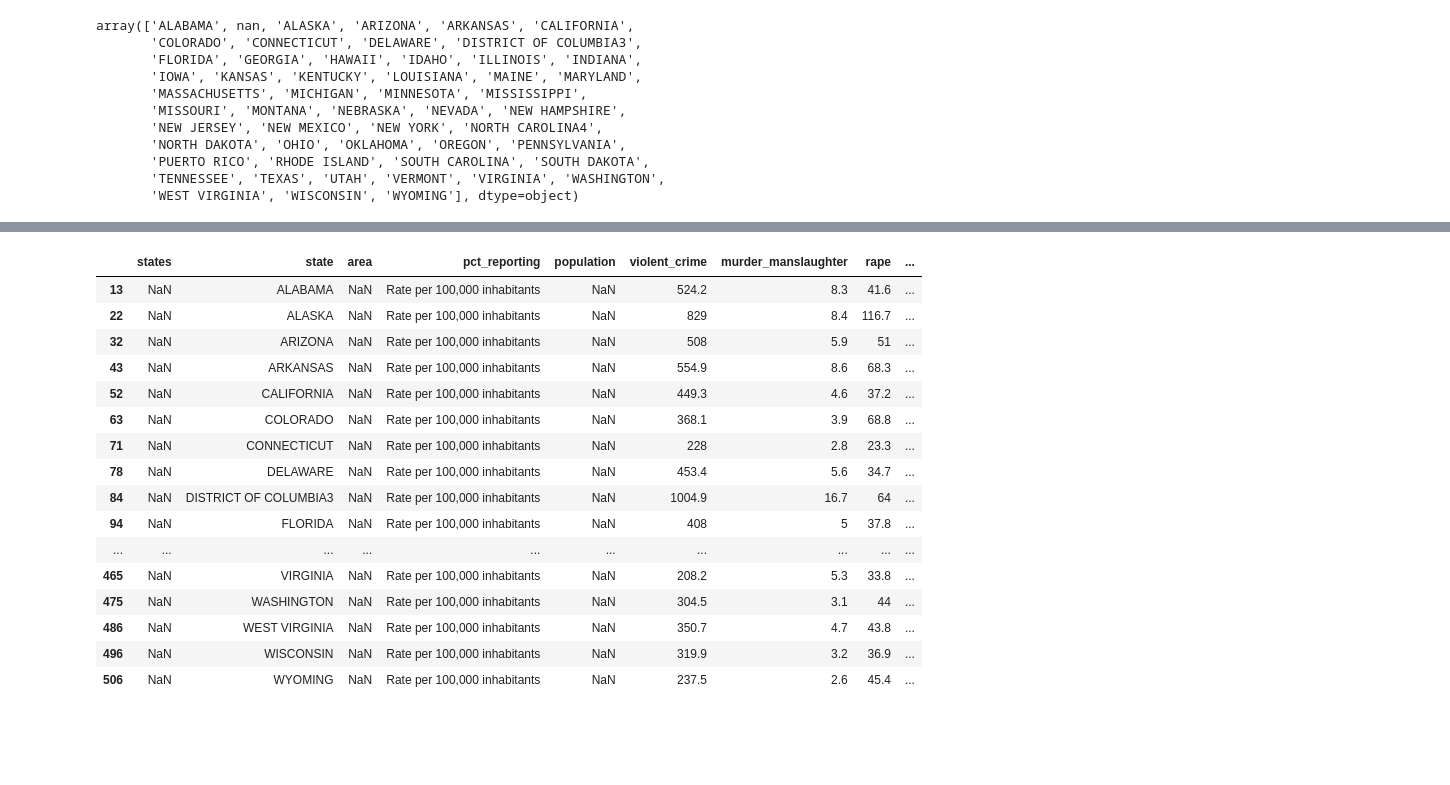
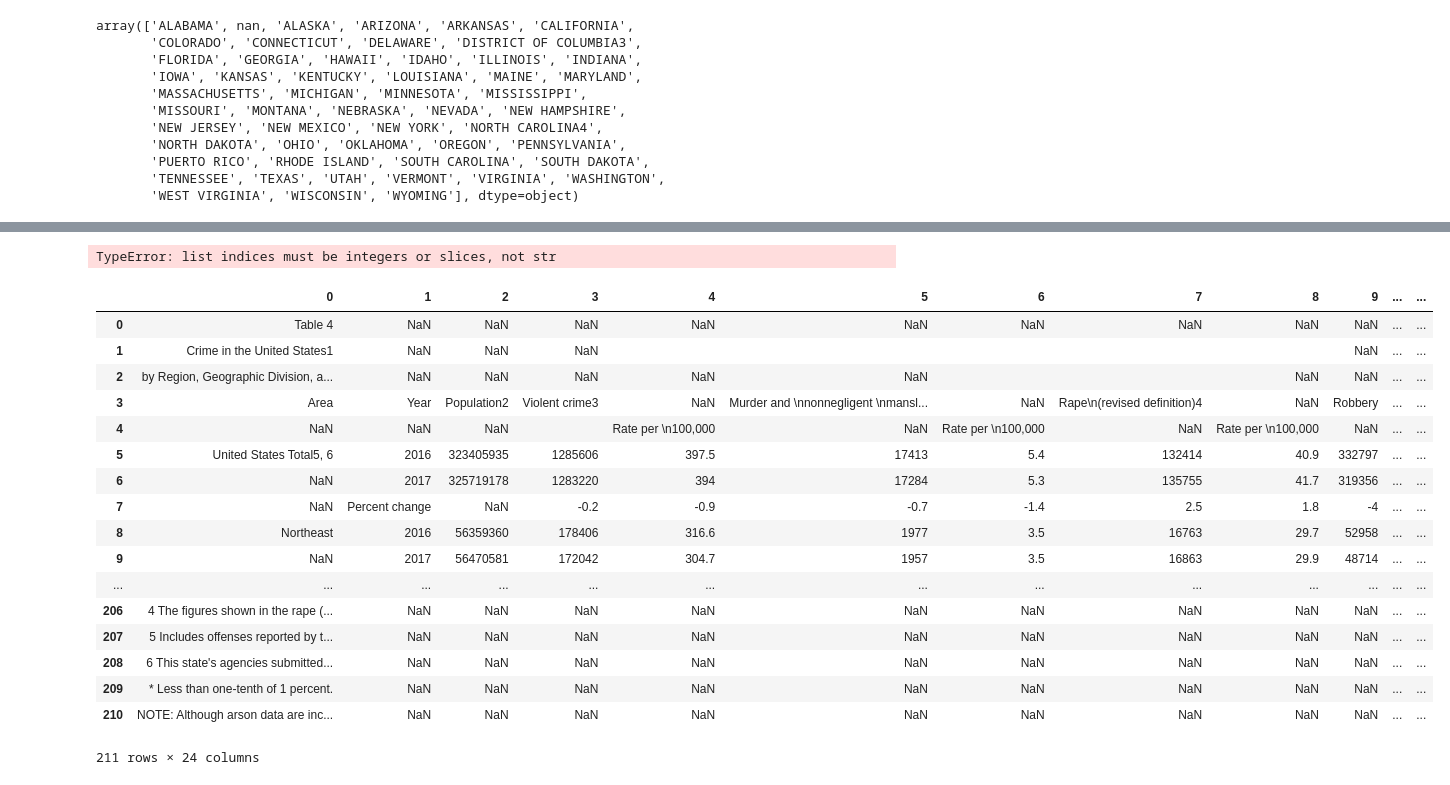
Before and after one commit to EricMa206/Module3Project, a Jupyter notebook: Project 3 Congress.ipynb, the cells around one changed output, grey strips where cells are left out. Drawn from its saved outputs; the diff is of its cells as text; code cells hidden in the pictures; blank space fills up the shorter version.

Commit message:
fbi tables

```diff
--- a/Project 3 Congress.ipynb
+++ b/Project 3 Congress.ipynb
@@ -379,21 +348,0 @@ state_crime_df.reindex()
-# %%
-state_crime_df.insert(1, "state", state)
-state_crime_df
-# %% [output]
-|  | states | state | area | pct_reporting | population | violent_crime | murder_manslaughter | rape | ... |
-| 13 | NaN | ALABAMA | NaN | Rate per 100,000 inhabitants | NaN | 524.2 | 8.3 | 41.6 | ... |
-| 22 | NaN | ALASKA | NaN | Rate per 100,000 inhabitants | NaN | 829 | 8.4 | 116.7 | ... |
-| 32 | NaN | ARIZONA | NaN | Rate per 100,000 inhabitants | NaN | 508 | 5.9 | 51 | ... |
-| 43 | NaN | ARKANSAS | NaN | Rate per 100,000 inhabitants | NaN | 554.9 | 8.6 | 68.3 | ... |
-| 52 | NaN | CALIFORNIA | NaN | Rate per 100,000 inhabitants | NaN | 449.3 | 4.6 | 37.2 | ... |
-| 63 | NaN | COLORADO | NaN | Rate per 100,000 inhabitants | NaN | 368.1 | 3.9 | 68.8 | ... |
-| 71 | NaN | CONNECTICUT | NaN | Rate per 100,000 inhabitants | NaN | 228 | 2.8 | 23.3 | ... |
-| 78 | NaN | DELAWARE | NaN | Rate per 100,000 inhabitants | NaN | 453.4 | 5.6 | 34.7 | ... |
-| 84 | NaN | DISTRICT OF COLUMBIA3 | NaN | Rate per 100,000 inhabitants | NaN | 1004.9 | 16.7 | 64 | ... |
-| 94 | NaN | FLORIDA | NaN | Rate per 100,000 inhabitants | NaN | 408 | 5 | 37.8 | ... |
-| ... | ... | ... | ... | ... | ... | ... | ... | ... | ... |
-| 465 | NaN | VIRGINIA | NaN | Rate per 100,000 inhabitants | NaN | 208.2 | 5.3 | 33.8 | ... |
-| 475 | NaN | WASHINGTON | NaN | Rate per 100,000 inhabitants | NaN | 304.5 | 3.1 | 44 | ... |
-| 486 | NaN | WEST VIRGINIA | NaN | Rate per 100,000 inhabitants | NaN | 350.7 | 4.7 | 43.8 | ... |
-| 496 | NaN | WISCONSIN | NaN | Rate per 100,000 inhabitants | NaN | 319.9 | 3.2 | 36.9 | ... |
-| 506 | NaN | WYOMING | NaN | Rate per 100,000 inhabitants | NaN | 237.5 | 2.6 | 45.4 | ... |
@@ -399,0 +351,30 @@ state_crime_df
+# %%
+headers = ["area", "year", "population", "violent_crime", "violent_crime_per100k", "murder_manslaughter",
+           "murder_manslaughter_per100k", "rape", "rape_per100k", "robbery", "robbery_per100k",
+           "aggravated_assault", "aggravated_assault_per100k", "property_crime", "property_crime_per100k",
+           "burglary", "burglary_per100k", "larceny_theft", "larceny_theft_per100k", "motor_vehicle_theft",
+           "motor_vehicle_theft_per100k", "none1", "none2", "none3"]
+crime_df = pd.read_excel("crime_rate_by_region.xls", header = headers )
+# %% [output]
+TypeError: list indices must be integers or slices, not str
+# %%
+crime_df.drop()
+# %% [output]
+|  | 0 | 1 | 2 | 3 | 4 | 5 | 6 | 7 | 8 | 9 | ... | ... |
+| 0 | Table 4 | NaN | NaN | NaN | NaN | NaN | NaN | NaN | NaN | NaN | ... | ... |
+| 1 | Crime in the United States1 | NaN | NaN | NaN |  |  |  |  |  | NaN | ... | ... |
+| 2 | by Region, Geographic Division, a... | NaN | NaN | NaN | NaN | NaN |  |  | NaN | NaN | ... | ... |
+| 3 | Area | Year | Population2 | Violent crime3 | NaN | Murder and \nnonnegligent \nmansl... | NaN | Rape\n(revised definition)4 | NaN | Robbery | ... | ... |
+| 4 | NaN | NaN | NaN |  | Rate per \n100,000 | NaN | Rate per \n100,000 | NaN | Rate per \n100,000 | NaN | ... | ... |
+| 5 | United States Total5, 6 | 2016 | 323405935 | 1285606 | 397.5 | 17413 | 5.4 | 132414 | 40.9 | 332797 | ... | ... |
+| 6 | NaN | 2017 | 325719178 | 1283220 | 394 | 17284 | 5.3 | 135755 | 41.7 | 319356 | ... | ... |
+| 7 | NaN | Percent change | NaN | -0.2 | -0.9 | -0.7 | -1.4 | 2.5 | 1.8 | -4 | ... | ... |
+| 8 | Northeast | 2016 | 56359360 | 178406 | 316.6 | 1977 | 3.5 | 16763 | 29.7 | 52958 | ... | ... |
+| 9 | NaN | 2017 | 56470581 | 172042 | 304.7 | 1957 | 3.5 | 16863 | 29.9 | 48714 | ... | ... |
+| ... | ... | ... | ... | ... | ... | ... | ... | ... | ... | ... | ... | ... |
+| 206 | 4 The figures shown in the rape (... | NaN | NaN | NaN | NaN | NaN | NaN | NaN | NaN | NaN | ... | ... |
+| 207 | 5 Includes offenses reported by t... | NaN | NaN | NaN | NaN | NaN | NaN | NaN | NaN | NaN | ... | ... |
+| 208 | 6 This state's agencies submitted... | NaN | NaN | NaN | NaN | NaN | NaN | NaN | NaN | NaN | ... | ... |
+| 209 | * Less than one-tenth of 1 percent. | NaN | NaN | NaN | NaN | NaN | NaN | NaN | NaN | NaN | ... | ... |
+| 210 | NOTE: Although arson data are inc... | NaN | NaN | NaN | NaN | NaN | NaN | NaN | NaN | NaN | ... | ... |
+211 rows × 24 columns
```
Also changed, not shown: parts of 6 cells of this notebook, 1 other file.
